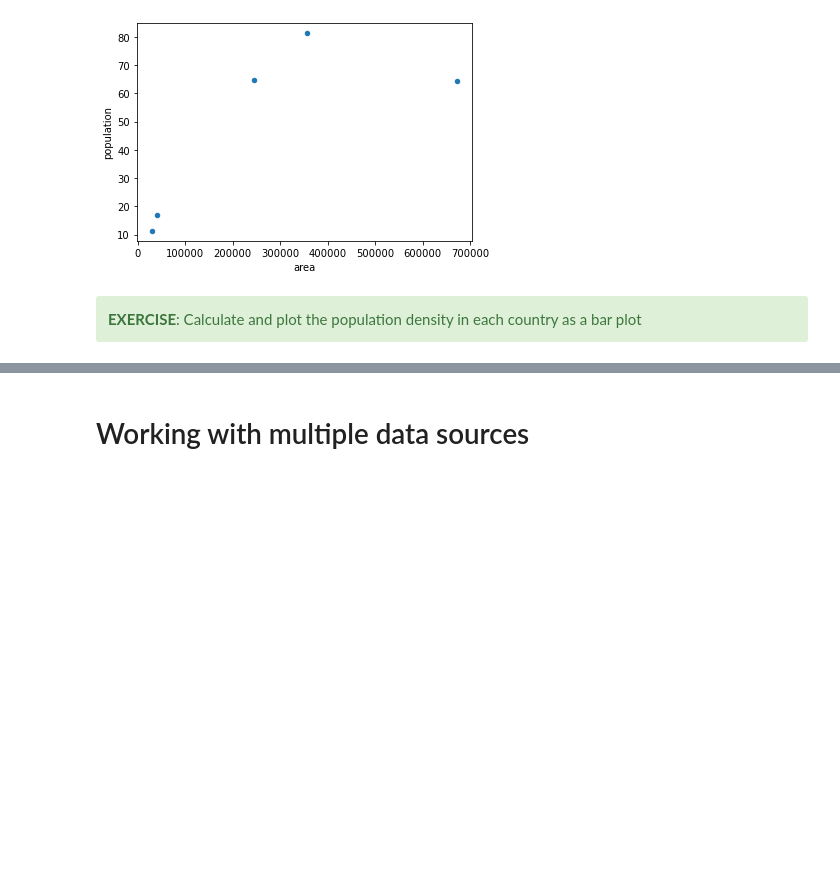
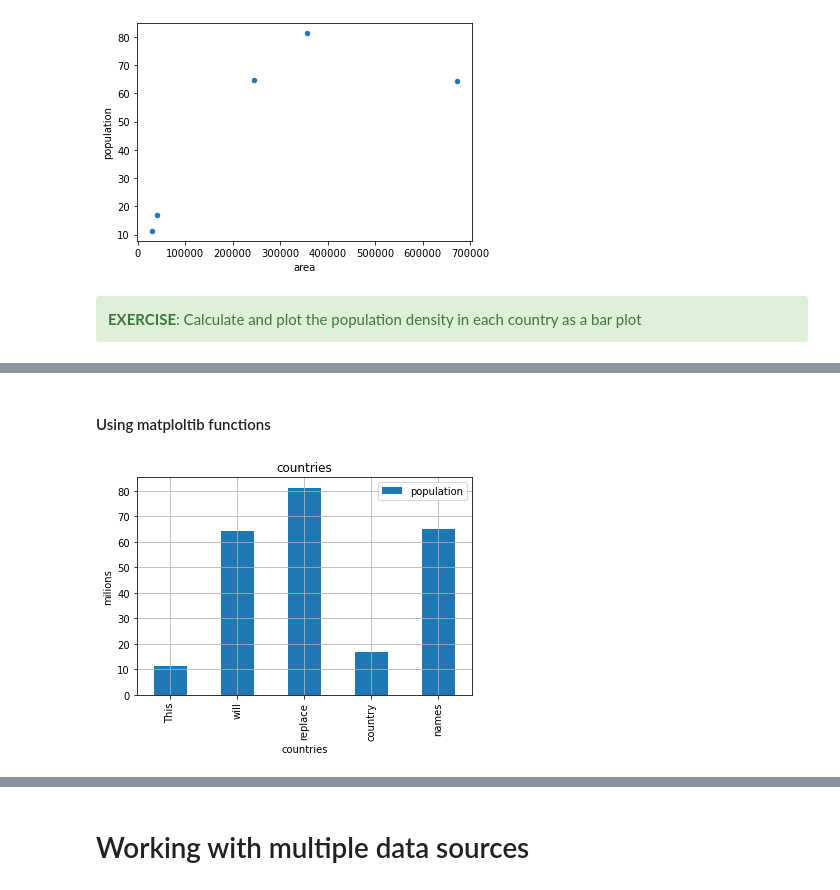
Before and after one commit to btel/2021-03-29-uj-python, a Jupyter notebook: introduction_to_pandas.ipynb, the cells around one changed output, grey strips where cells are left out. Drawn from its saved outputs; the diff is of its cells as text; code cells hidden in the pictures; blank space fills up the shorter version.

```diff
--- a/introduction_to_pandas.ipynb
+++ b/introduction_to_pandas.ipynb
@@ -280,0 +307,24 @@ indexed.plot(kind='scatter', x='area', y='population')
+# %% [markdown]
+#### Using matploltib functions
+# %%
+import matplotlib.pyplot as plt
+
+ax = indexed['population'].plot(kind='bar')
+
+# add legend
+ax.legend()
+
+# set title
+ax.set_title('countries')
+
+# set x, y axes labes
+ax.set_xlabel("countries")
+ax.set_ylabel("milions")
+
+# replace x-tick labels
+ax.set_xticklabels(['This', 'will', 'replace', 'country', 'names'])
+
+# toggle grid
+plt.grid()
+# %% [output]
+[figure, added]
```
Also changed, not shown: parts of 47 cells of this notebook.
